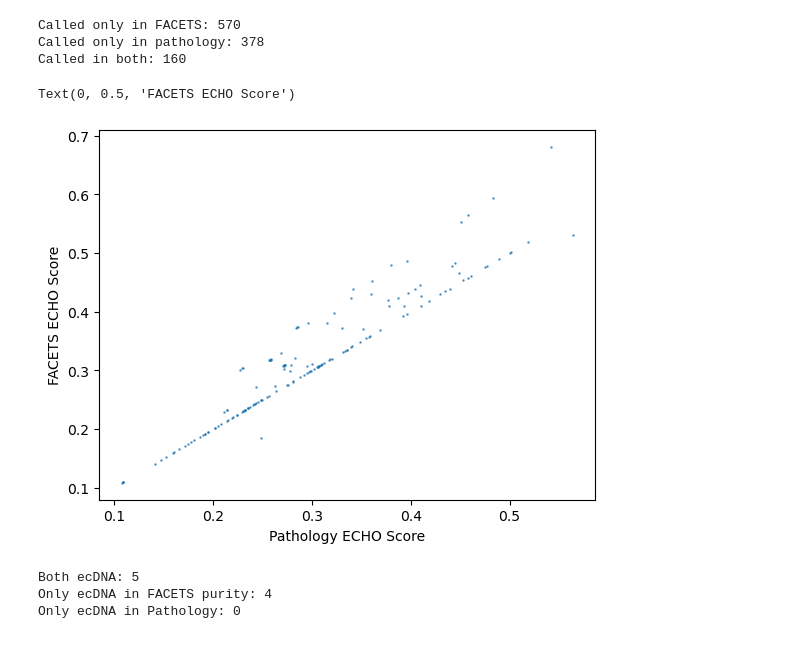
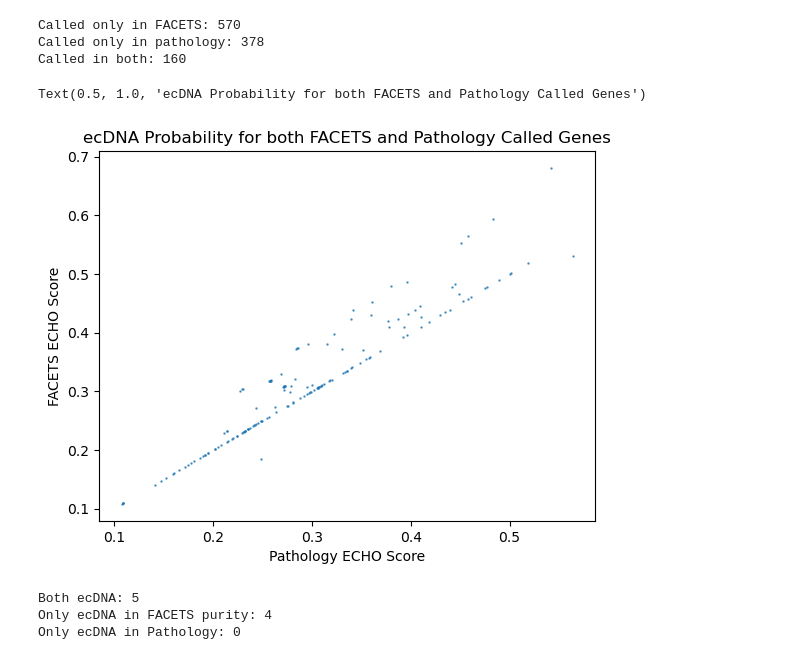
Before and after one commit to mskcc/Penguin, a Jupyter notebook: scripts/notebooks/purity_compare.ipynb, the cells around one changed output. Cells and saved outputs as stored; diff of their text form; code cells hidden in the pictures.

```diff
--- a/scripts/notebooks/purity_compare.ipynb
+++ b/scripts/notebooks/purity_compare.ipynb
@@ -63,8 +67,9 @@ Called in both: 160
 # %%
 plt.scatter(score_pathology, score_facets, alpha = 0.7, s = 0.6)
 plt.xlabel("Pathology ECHO Score")
 plt.ylabel("FACETS ECHO Score")
+plt.title("ecDNA Probability for both FACETS and Pathology Called Genes")
 # %% [output]
-Text(0, 0.5, 'FACETS ECHO Score')
+Text(0.5, 1.0, 'ecDNA Probability for both FACETS and Pathology Called Genes')
-[figure, old version]
+[figure, new version]
 # %%
```
Also changed, not shown: parts of 8 cells of this notebook, 2 other files.
